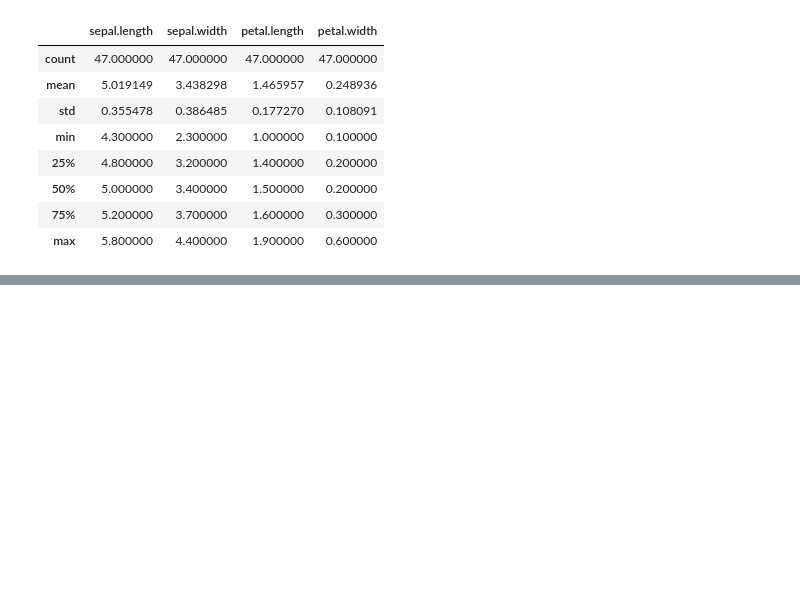
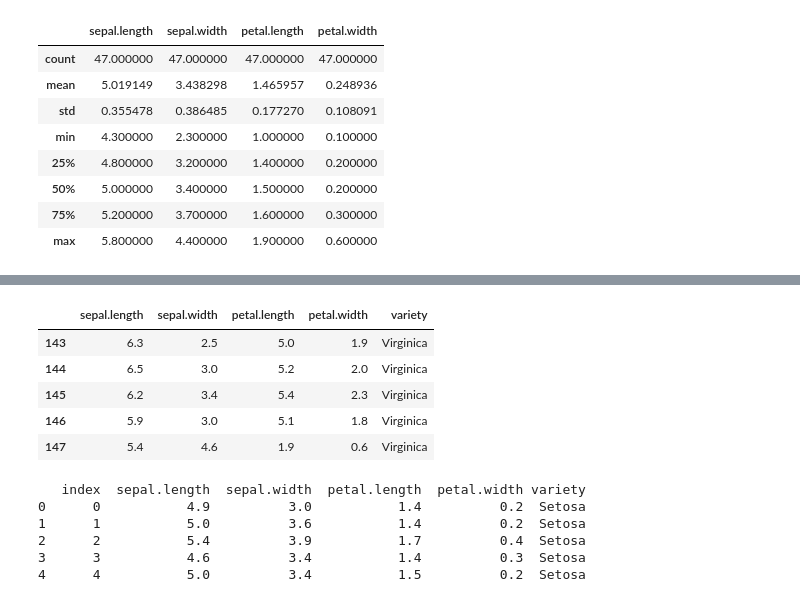
Before and after one commit to shivam003a/Machine-Learning, a Jupyter notebook: Day_3.ipynb, the cells around one changed output, grey strips where cells are left out. Cells and saved outputs as stored; diff of their text form; code cells hidden in the pictures; blank space fills up the shorter version.

```diff
--- a/Day_3.ipynb
+++ b/Day_3.ipynb
@@ -151,0 +233,19 @@ new_df[new_df.variety == 'Setosa' ].describe()
+# %%
+new_df.tail()
+# %% [output]
+|  | sepal.length | sepal.width | petal.length | petal.width | variety |
+| 143 | 6.3 | 2.5 | 5.0 | 1.9 | Virginica |
+| 144 | 6.5 | 3.0 | 5.2 | 2.0 | Virginica |
+| 145 | 6.2 | 3.4 | 5.4 | 2.3 | Virginica |
+| 146 | 5.9 | 3.0 | 5.1 | 1.8 | Virginica |
+| 147 | 5.4 | 4.6 | 1.9 | 0.6 | Virginica |
+# %%
+new_df.reset_index(inplace=True)
+print(new_df.head())
+# %% [output]
+   index  sepal.length  sepal.width  petal.length  petal.width variety
+0      0           4.9          3.0           1.4          0.2  Setosa
+1      1           5.0          3.6           1.4          0.2  Setosa
+2      2           5.4          3.9           1.7          0.4  Setosa
+3      3           4.6          3.4           1.4          0.3  Setosa
+4      4           5.0          3.4           1.5          0.2  Setosa
```
Also changed, not shown: parts of 11 cells of this notebook.
